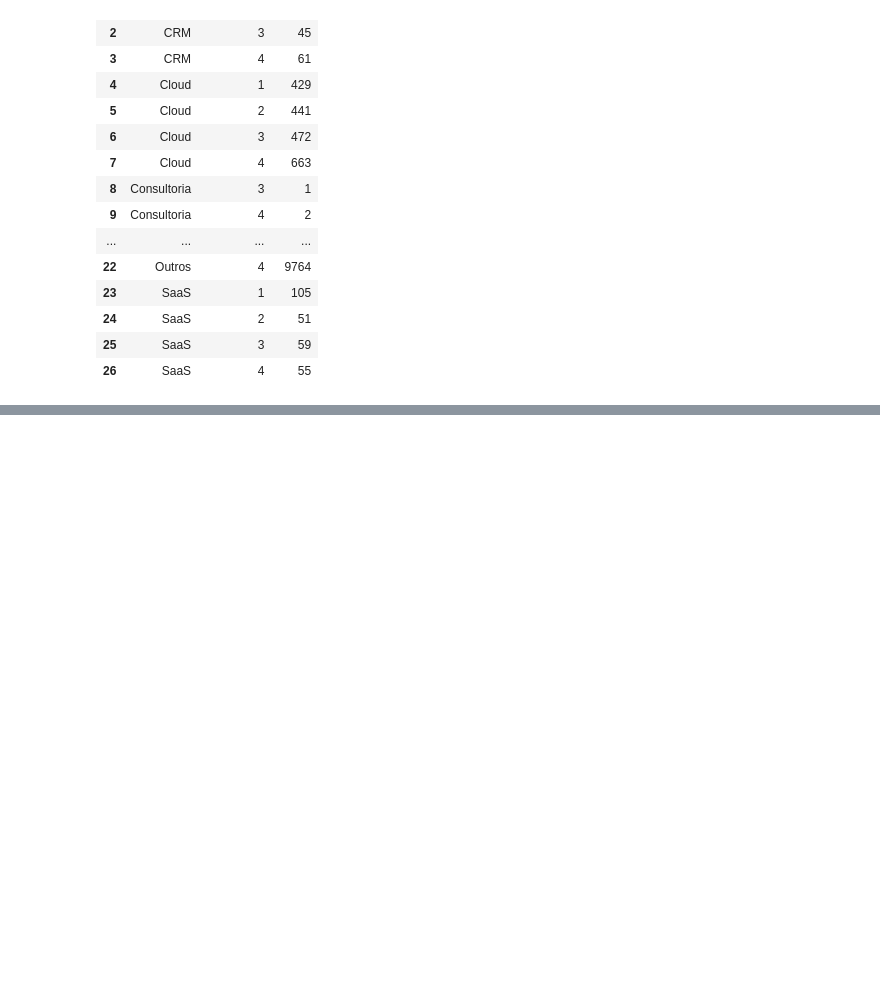
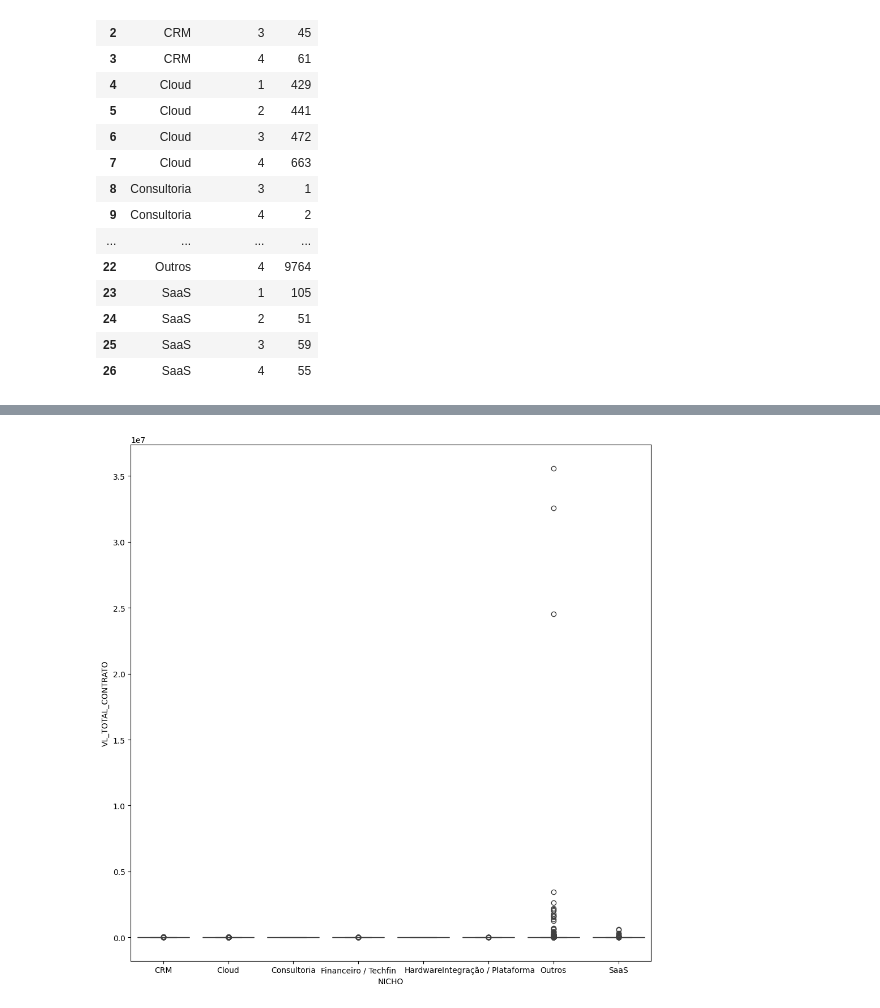
Before and after one commit to bonett1/E-Commerce-Analysis, a Jupyter notebook: totvs_notebook.ipynb, the cells around one changed output, grey strips where cells are left out. Saved outputs shown, nothing was run; the diff lists cells and outputs as text; code cells hidden in the pictures; blank space fills up the shorter version.

```diff
--- a/totvs_notebook.ipynb
+++ b/totvs_notebook.ipynb
@@ -150,0 +175,6 @@ df_clientes_varejo_att.groupby(['NICHO', 'QUARTER']).NICHO.value_counts().reset_
+# %%
+#tipos de dados
+df_clientes_varejo_att['DS_SEGMENTO'] = df_clientes_varejo_att['DS_SEGMENTO'].astype('string')  # Converte coluna para tipo categórico
+df_clientes_varejo_att['DS_PROD'] = df_clientes_varejo_att['DS_PROD'].astype('string')  # Converte coluna para tipo categórico
+df_clientes_varejo_att['NICHO'] = df_clientes_varejo_att['NICHO'].astype('category')  # Converte coluna para tipo categórico
+df_clientes_varejo_att['VL_TOTAL_CONTRATO'] = df_clientes_varejo_att['VL_TOTAL_CONTRATO'].str.replace(',','.', regex=False).astype(float).round(2)  # Converte coluna para tipo categórico
@@ -150,0 +187,17 @@ df_clientes_varejo_att.groupby(['NICHO', 'QUARTER']).NICHO.value_counts().reset_
+# %%
+#carregar variaveis para plot
+variaveis_numericas = df_clientes_varejo_att[['VL_TOTAL_CONTRATO','NICHO']]  # Lista de variáveis numéricas para plotagem
+
+plt.rcParams["figure.figsize"] = [10.00, 10.00]
+plt.rcParams["figure.autolayout"] = True
+
+plt.rcParams['font.size'] = 10
+plt.rcParams['axes.titlesize'] = 20
+
+f, axes = plt.subplots(1, 1)
+
+sns.boxplot(data = variaveis_numericas, x='NICHO', y='VL_TOTAL_CONTRATO')  # Boxplot para o nicho
+
+plt.show()
+# %% [output]
+[figure, added]
```
Also changed, not shown: parts of 6 cells of this notebook, 1 other file.
